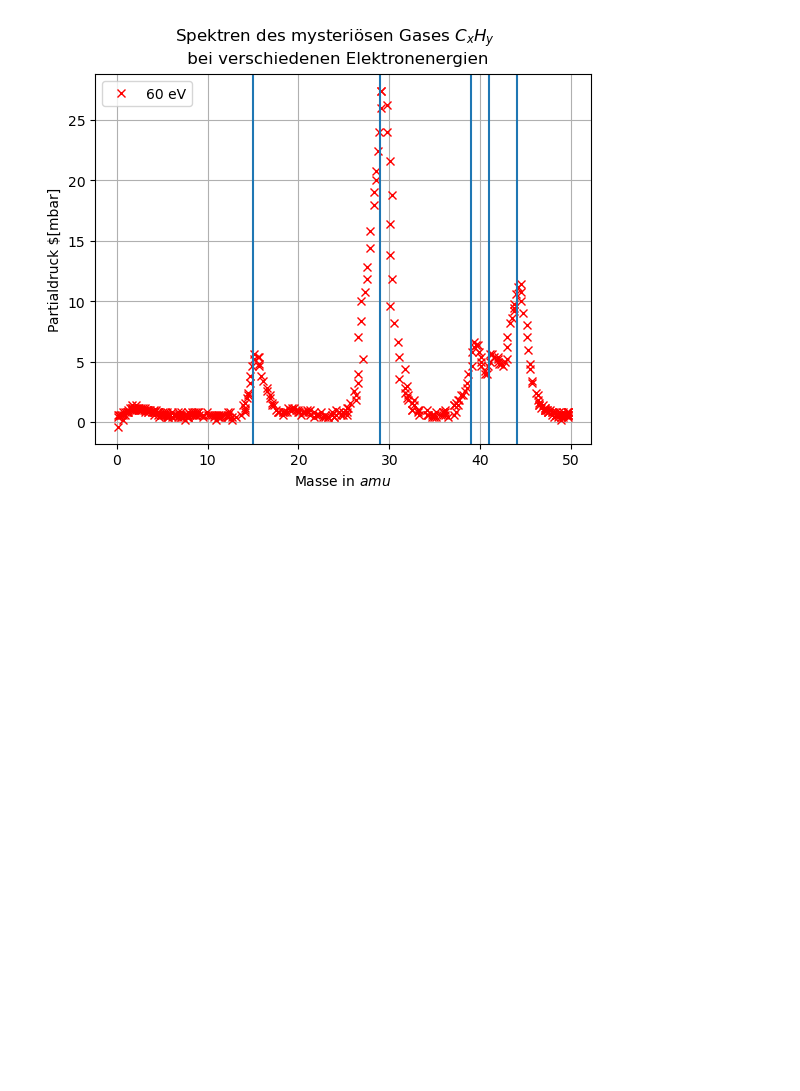
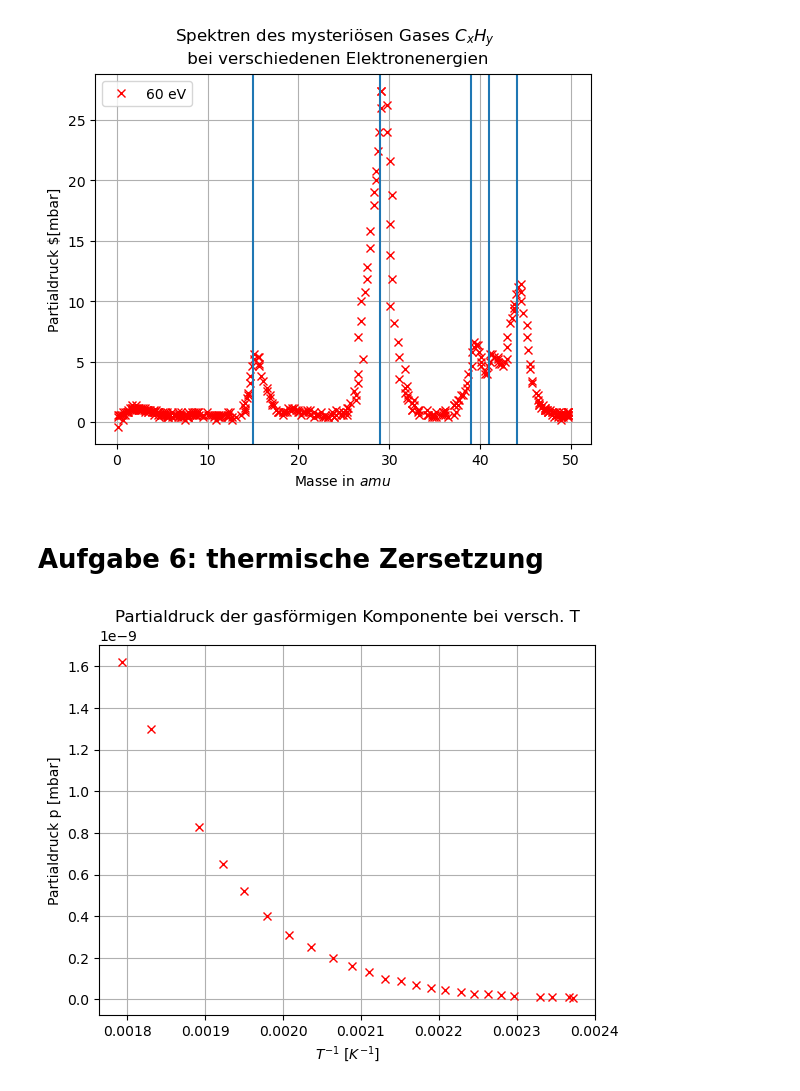
Before and after one commit to MRNock04/P3, a Jupyter notebook: Massenspektrometer/Auswertung.ipynb, the cells around one changed output. Cells and saved outputs as stored; diff of their text form; code cells hidden in the pictures; blank space fills up the shorter version.

```diff
--- a/Massenspektrometer/Auswertung.ipynb
+++ b/Massenspektrometer/Auswertung.ipynb
@@ -335,3 +336,42 @@ ax2.axvline(x=44)
 <matplotlib.lines.Line2D at 0x...>
 [figure]
 [figure]
+# %% [markdown]
+# Aufgabe 6: thermische Zersetzung
+# %%
+# angefangen bei 5s, alle 5s
+p = np.array([1.62, 1.30, 0.83, 0.65, 0.52, 0.40, 0.31, 0.25, 0.20, 0.16, 0.13, 0.1, 0.09, 0.07, 0.053, 0.047, 0.035, 0.028, 0.026, 0.023, 0.019, 0.014, 0.012, 0.011, 0.007]) * 10 ** -9
+U = np.array([16.10, 15.46, 14.44, 13.97, 13.56, 13.12, 12.72, 12.33, 11.96, 11.64, 11.36, 11.1, 10.84, 10.61, 10.37, 10.16, 9.93, 9.74, 9.54, 9.35, 9.17, 8.82, 8.66, 8.44, 8.39])
+
+# Tinv = 1 / (ufloat(17.65, 1.1) * U + 273.5)
+
+# therm = XYContainer(unp.nominal_values(Tinv), unp.nominal_values(unp.log(p)))
+# therm.axis_labels = ('$T^{-1}$ [$K^{-1}$]','ln(p) [ln(mbar)]')
+# therm.label = 'Log des Partialdrucks bei versch. T'
+
+# therm.add_error('x', unp.std_devs(Tinv))
+# therm.add_error('y', unp.std_devs(unp.log(p)))
+
+# therm_fit = XYFit(therm, lin)
+# therm_fit.do_fit()
+
+# plot = Plot(therm_fit)
+
+# plot.customize('model_line', 'color', [(0, 'red')])
+# plot.customize('model_error_band', 'color', [(0, 'indianred')])
+
+# plot.plot()
+# plot.show()
+
+Tinv = 1 / (17.65 * U + 273.5)
+
+plt.plot(Tinv,p, 'rx')
+plt.xlabel('$T^{-1}$ [$K^{-1}$]')
+plt.ylabel('Partialdruck p [mbar]')
+plt.title('Partialdruck der gasförmigen Komponente bei versch. T')
+plt.grid()
+
+plt.savefig('Temperatur')
+plt.show()
+# %% [output]
+[figure, added]
```
Also changed, not shown: parts of 1 cell of this notebook.
